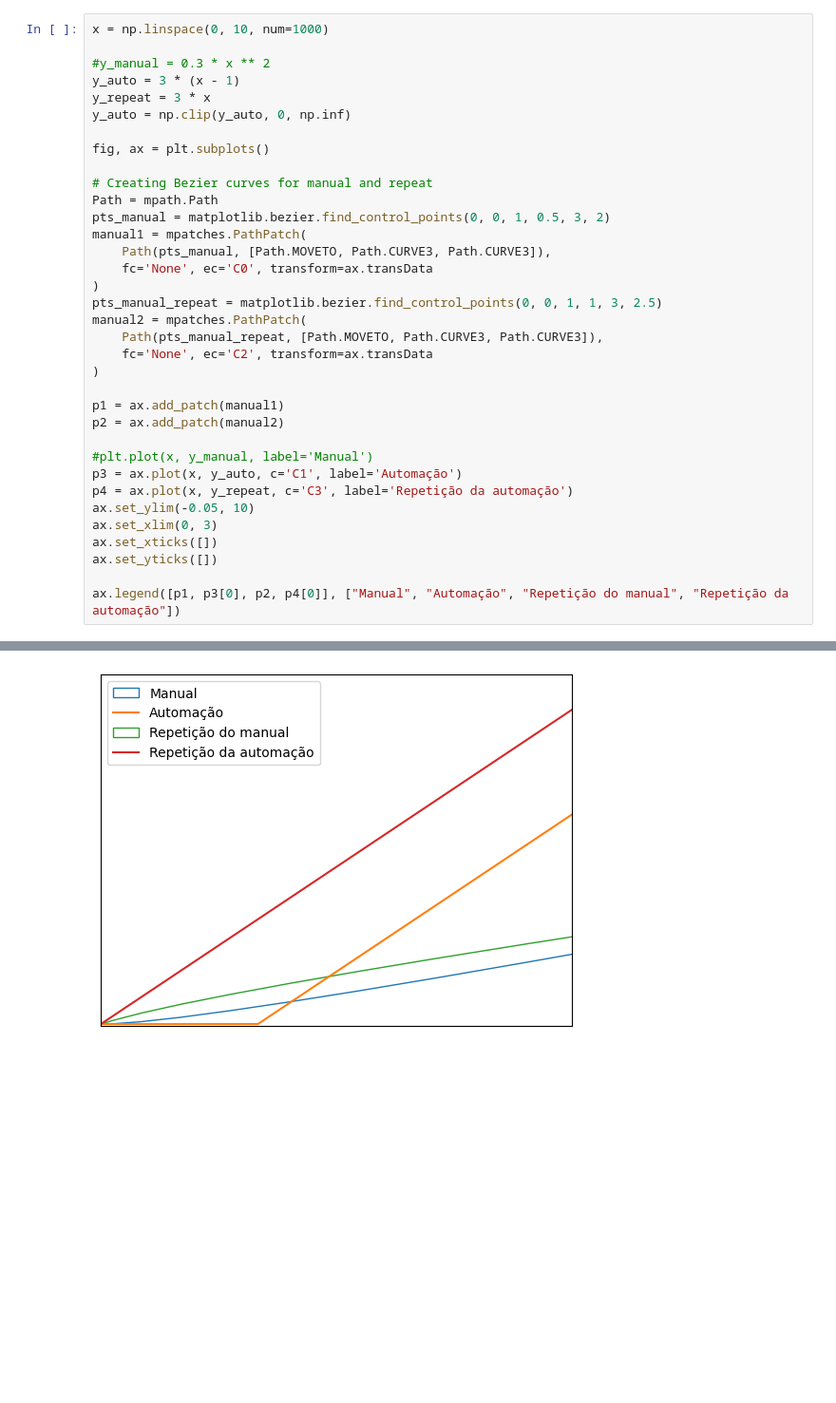
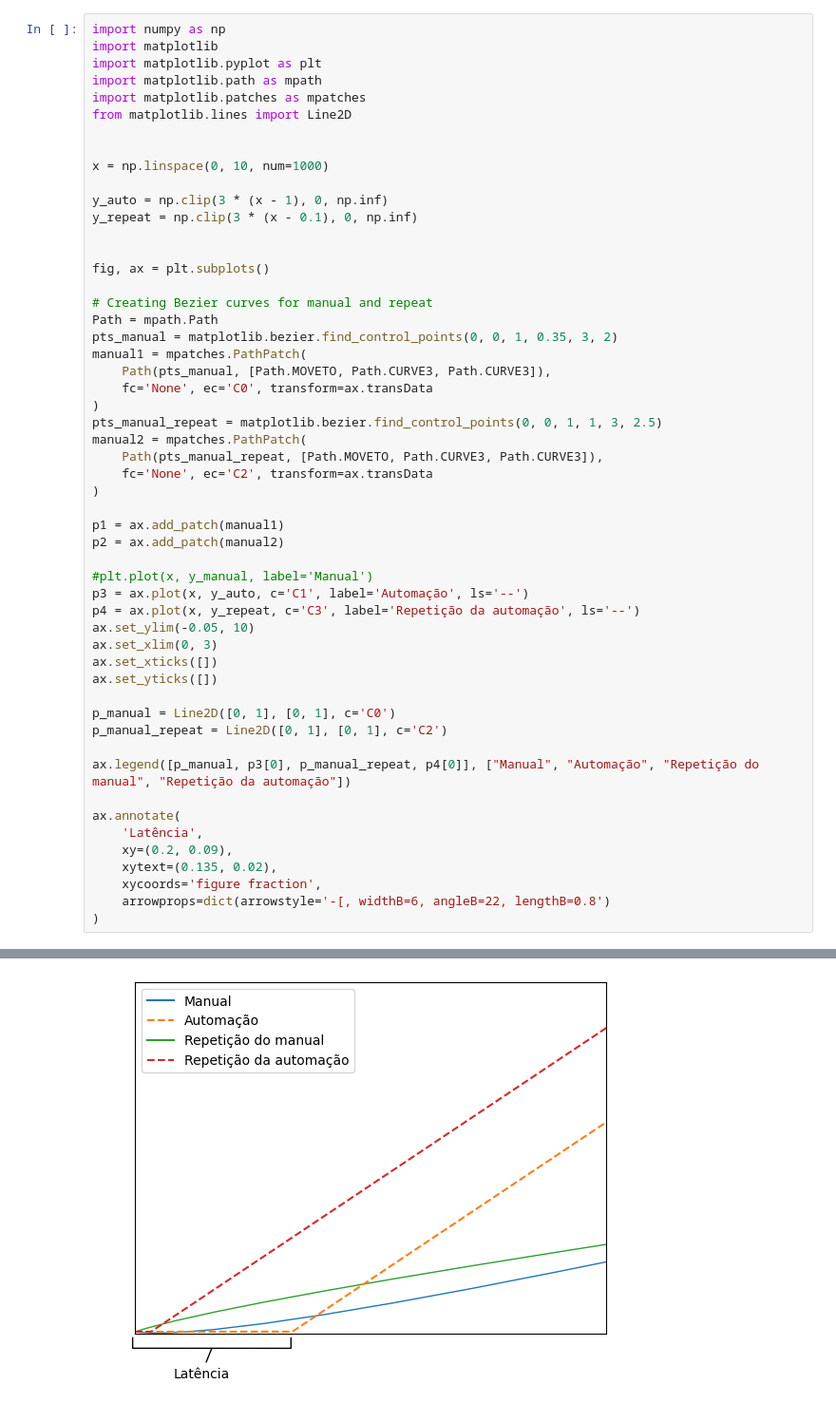
Before and after one commit to KarlClinckspoor/CursoPython, a Jupyter notebook: productivity_plot.ipynb, the cells around one changed output, grey strips where cells are left out. Shown at 95% size. Saved outputs shown, nothing was run; the diff lists cells and outputs as text; blank space fills up the shorter version.

Commit message:
Adicionei uma ideia do plot de produtividade

```diff
--- a/productivity_plot.ipynb
+++ b/productivity_plot.ipynb
@@ -7,16 +1,23 @@ import matplotlib
 # %%
+import numpy as np
+import matplotlib
+import matplotlib.pyplot as plt
+import matplotlib.path as mpath
+import matplotlib.patches as mpatches
+from matplotlib.lines import Line2D
+
+
 x = np.linspace(0, 10, num=1000)
 
-#y_manual = 0.3 * x ** 2
-y_auto = 3 * (x - 1)
-y_repeat = 3 * x
-y_auto = np.clip(y_auto, 0, np.inf)
+y_auto = np.clip(3 * (x - 1), 0, np.inf)
+y_repeat = np.clip(3 * (x - 0.1), 0, np.inf)
+
 
 fig, ax = plt.subplots()
 
 # Creating Bezier curves for manual and repeat
 Path = mpath.Path
-pts_manual = matplotlib.bezier.find_control_points(0, 0, 1, 0.5, 3, 2)
+pts_manual = matplotlib.bezier.find_control_points(0, 0, 1, 0.35, 3, 2)
 manual1 = mpatches.PathPatch(
     Path(pts_manual, [Path.MOVETO, Path.CURVE3, Path.CURVE3]),
     fc='None', ec='C0', transform=ax.transData
@@ -31,12 +32,23 @@ p1 = ax.add_patch(manual1)
 p2 = ax.add_patch(manual2)
 
 #plt.plot(x, y_manual, label='Manual')
-p3 = ax.plot(x, y_auto, c='C1', label='Automação')
-p4 = ax.plot(x, y_repeat, c='C3', label='Repetição da automação')
+p3 = ax.plot(x, y_auto, c='C1', label='Automação', ls='--')
+p4 = ax.plot(x, y_repeat, c='C3', label='Repetição da automação', ls='--')
 ax.set_ylim(-0.05, 10)
 ax.set_xlim(0, 3)
 ax.set_xticks([])
 ax.set_yticks([])
 
-ax.legend([p1, p3[0], p2, p4[0]], ["Manual", "Automação", "Repetição do manual", "Repetição da automação"])
+p_manual = Line2D([0, 1], [0, 1], c='C0')
+p_manual_repeat = Line2D([0, 1], [0, 1], c='C2')
+
+ax.legend([p_manual, p3[0], p_manual_repeat, p4[0]], ["Manual", "Automação", "Repetição do manual", "Repetição da automação"])
+
+ax.annotate(
+    'Latência',
+    xy=(0.2, 0.09),
+    xytext=(0.135, 0.02),
+    xycoords='figure fraction',
+    arrowprops=dict(arrowstyle='-[, widthB=6, angleB=22, lengthB=0.8')
+)
 # %% [output]
@@ -44 +56 @@ ax.legend([p1, p3[0], p2, p4[0]], ["Manual", "Automação", "Repetição do manu
-[figure, old version]
+[figure, new version]
```
Also changed, not shown: parts of 4 cells of this notebook.
